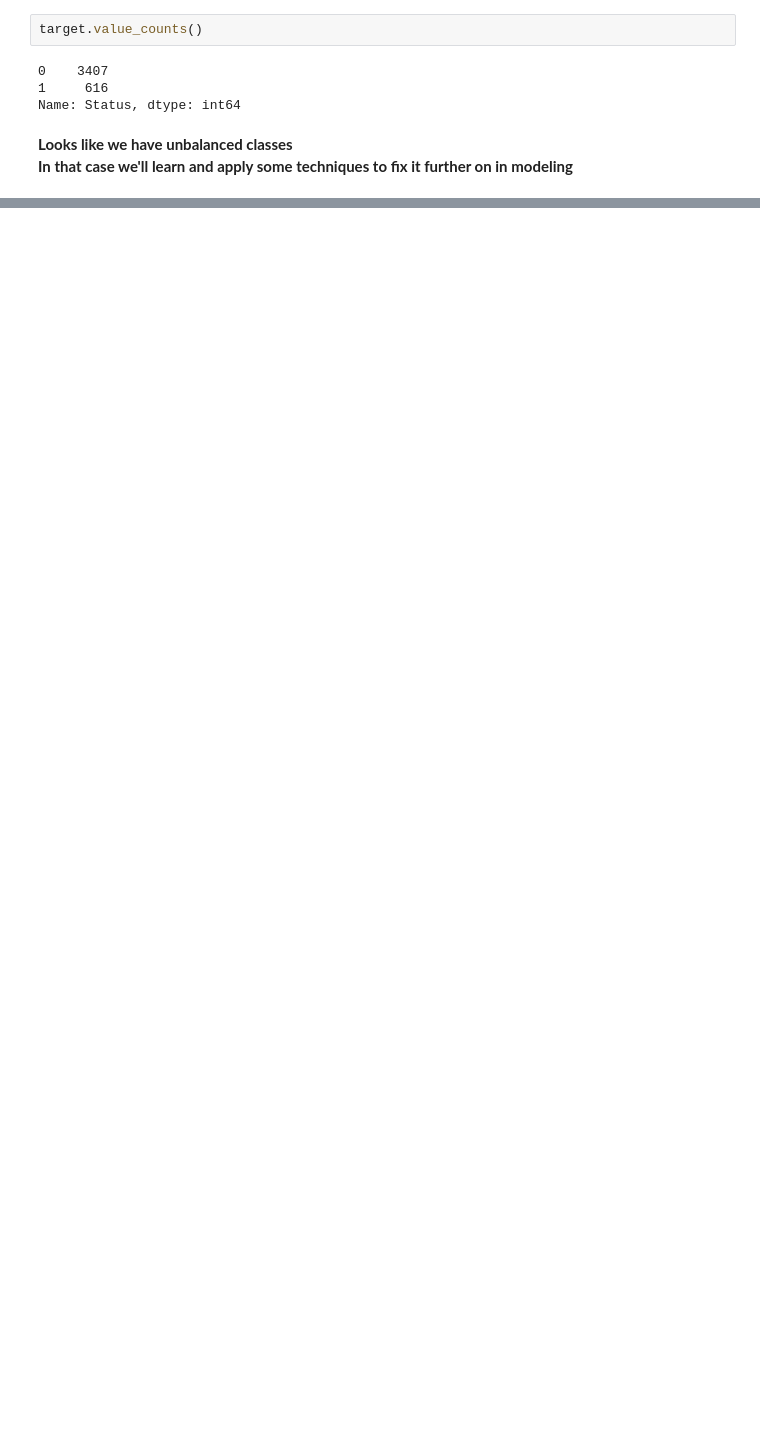
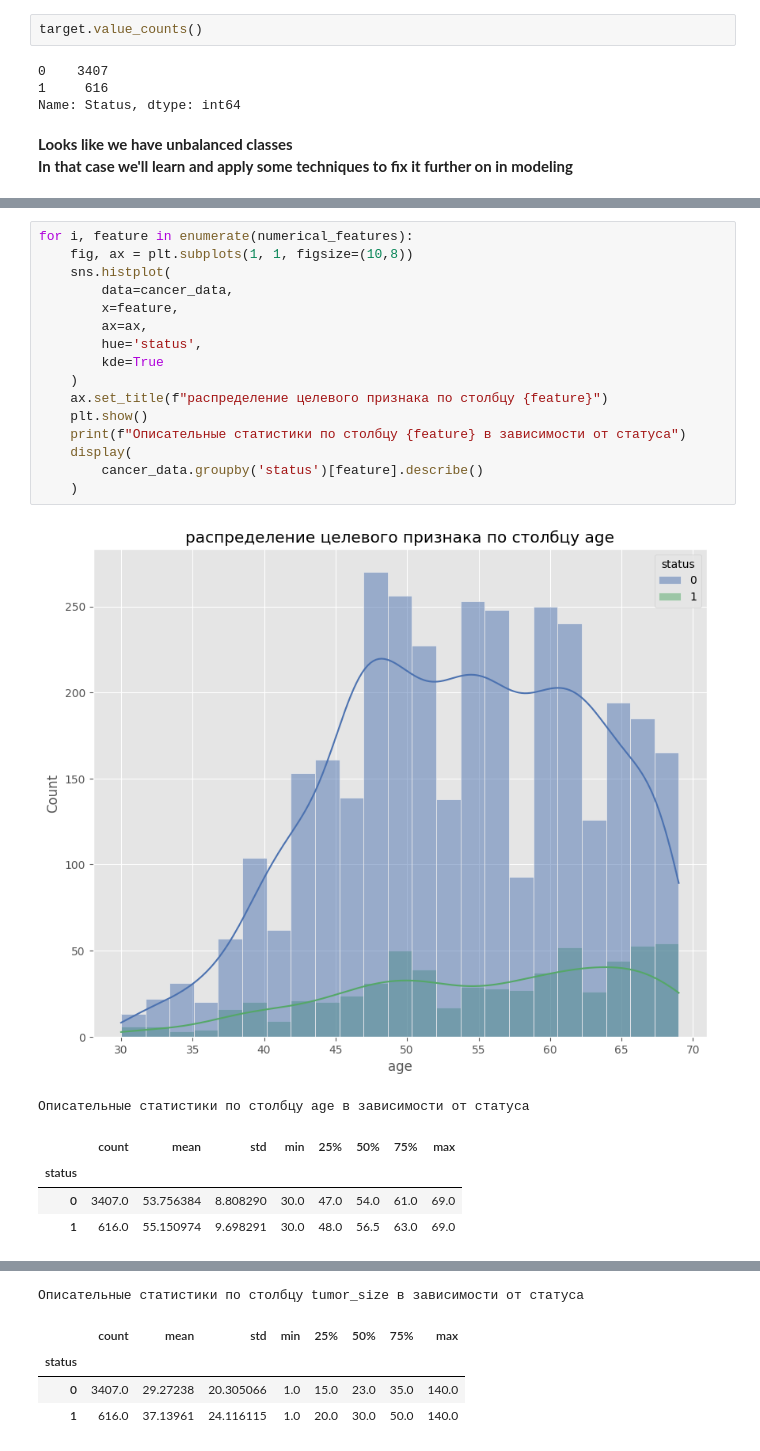
Before and after one commit to Lamantin12/data_science_projects, a Jupyter notebook: breast_cancer/breast_cancer_analysis.ipynb, the cells around one changed output, grey strips where cells are left out. Drawn from its saved outputs; the diff is of its cells as text; blank space fills up the shorter version.

```diff
--- a/breast_cancer/breast_cancer_analysis.ipynb
+++ b/breast_cancer/breast_cancer_analysis.ipynb
@@ -115,0 +197,23 @@ In that case we'll learn and apply some techniques to fix it further on in model
+# %%
+for i, feature in enumerate(numerical_features):
+    fig, ax = plt.subplots(1, 1, figsize=(10,8))
+    sns.histplot(
+        data=cancer_data,
+        x=feature,
+        ax=ax,
+        hue='status',
+        kde=True
+    )
+    ax.set_title(f"распределение целевого признака по столбцу {feature}")
+    plt.show()
+    print(f"Описательные статистики по столбцу {feature} в зависимости от статуса")
+    display(
+        cancer_data.groupby('status')[feature].describe()
+    )
+# %% [output]
+[figure, added]
+Описательные статистики по столбцу age в зависимости от статуса
+|  | count | mean | std | min | 25% | 50% | 75% | max |
+| status |  |  |  |  |  |  |  |  |
+| 0 | 3407.0 | 53.756384 | 8.808290 | 30.0 | 47.0 | 54.0 | 61.0 | 69.0 |
+| 1 | 616.0 | 55.150974 | 9.698291 | 30.0 | 48.0 | 56.5 | 63.0 | 69.0 |
@@ -115,0 +221,5 @@ In that case we'll learn and apply some techniques to fix it further on in model
+Описательные статистики по столбцу tumor_size в зависимости от статуса
+|  | count | mean | std | min | 25% | 50% | 75% | max |
+| status |  |  |  |  |  |  |  |  |
+| 0 | 3407.0 | 29.27238 | 20.305066 | 1.0 | 15.0 | 23.0 | 35.0 | 140.0 |
+| 1 | 616.0 | 37.13961 | 24.116115 | 1.0 | 20.0 | 30.0 | 50.0 | 140.0 |
```
Also changed, not shown: parts of 22 cells of this notebook, 1 other file.
